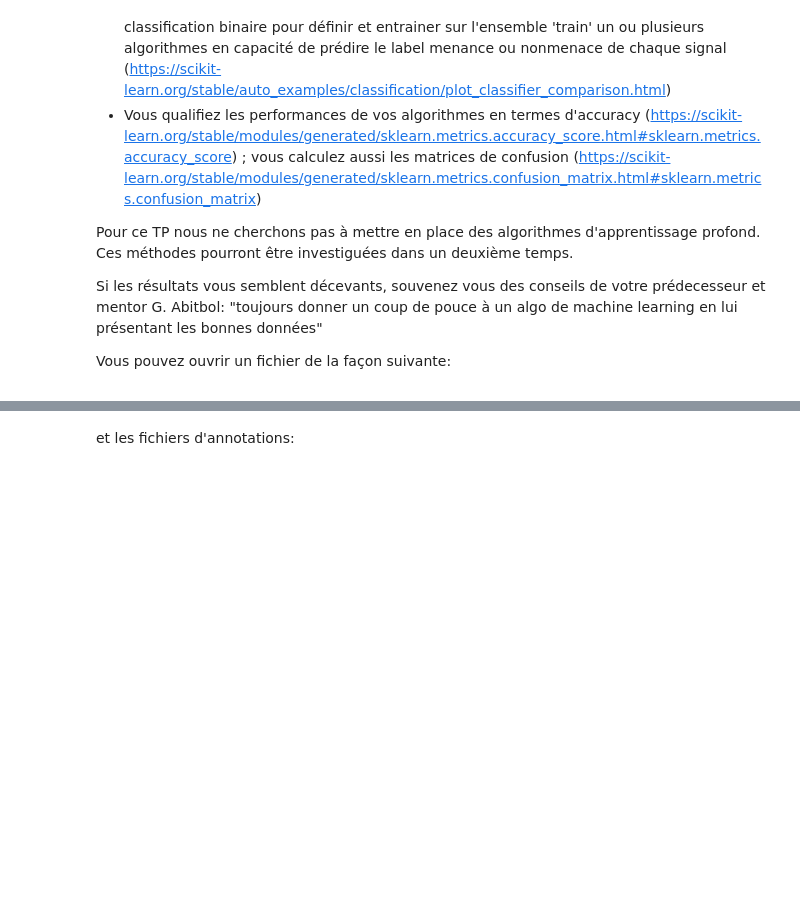
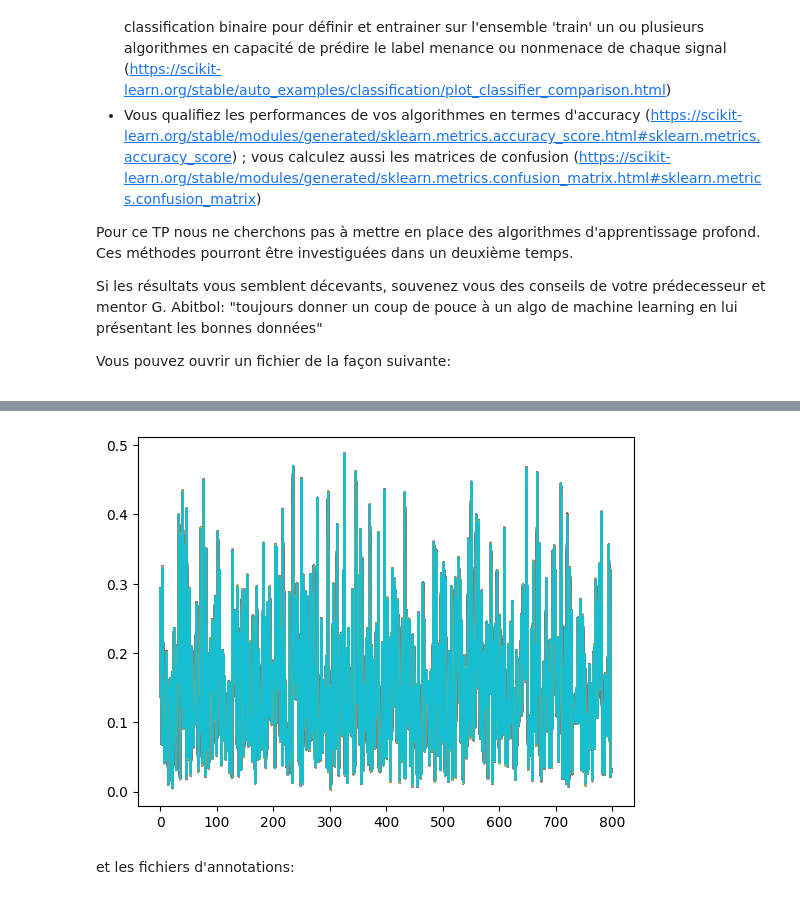
Before and after one commit to balthazarneveu/MVA23_SIGNAL, a Jupyter notebook: lab_02/dls_tp2.ipynb, the cells around one changed output, grey strips where cells are left out. Cells and saved outputs as stored; diff of their text form; code cells hidden in the pictures; blank space fills up the shorter version.

Commit message:
attempt to normalize by resampling data to create comparable features

```diff
--- a/lab_02/dls_tp2.ipynb
+++ b/lab_02/dls_tp2.ipynb
@@ -92,0 +111,17 @@ phi = pdws['phi']
+# %%
+data = []
+for idx in range(799):
+    pdws = np.load(f'./radars/train/pdw-{idx}.npz')
+    target = dict_labels[f'pdw-{idx}']=="nonmenace"
+    dates = pdws['date']
+    uniform_timestamps = np.linspace(0, 10.E3, 100)
+    new_dic = {}
+    for label in ["largeur", "frequence", "puissance", "theta", "phi"]:
+        non_uniform_value = pdws[label]
+        regular_sampling = np.interp(uniform_timestamps, xp=dates, fp=non_uniform_value)
+        new_dic[label] = regular_sampling
+    data.append(new_dic)
+# %%
+import pandas as pd
+df = pd.DataFrame.from_dict(data)
+df.head()
@@ -93,3 +150,8 @@ phi = pdws['phi']
+# %%
+plt.plot(np.array([el for el in df["largeur"]]))
+plt.show()
+# %% [output]
+[figure, added]
 # %% [markdown]
 <div class=consignes> et les fichiers d'annotations:</div>
 # %%
```
Also changed, not shown: parts of 5 cells of this notebook.
